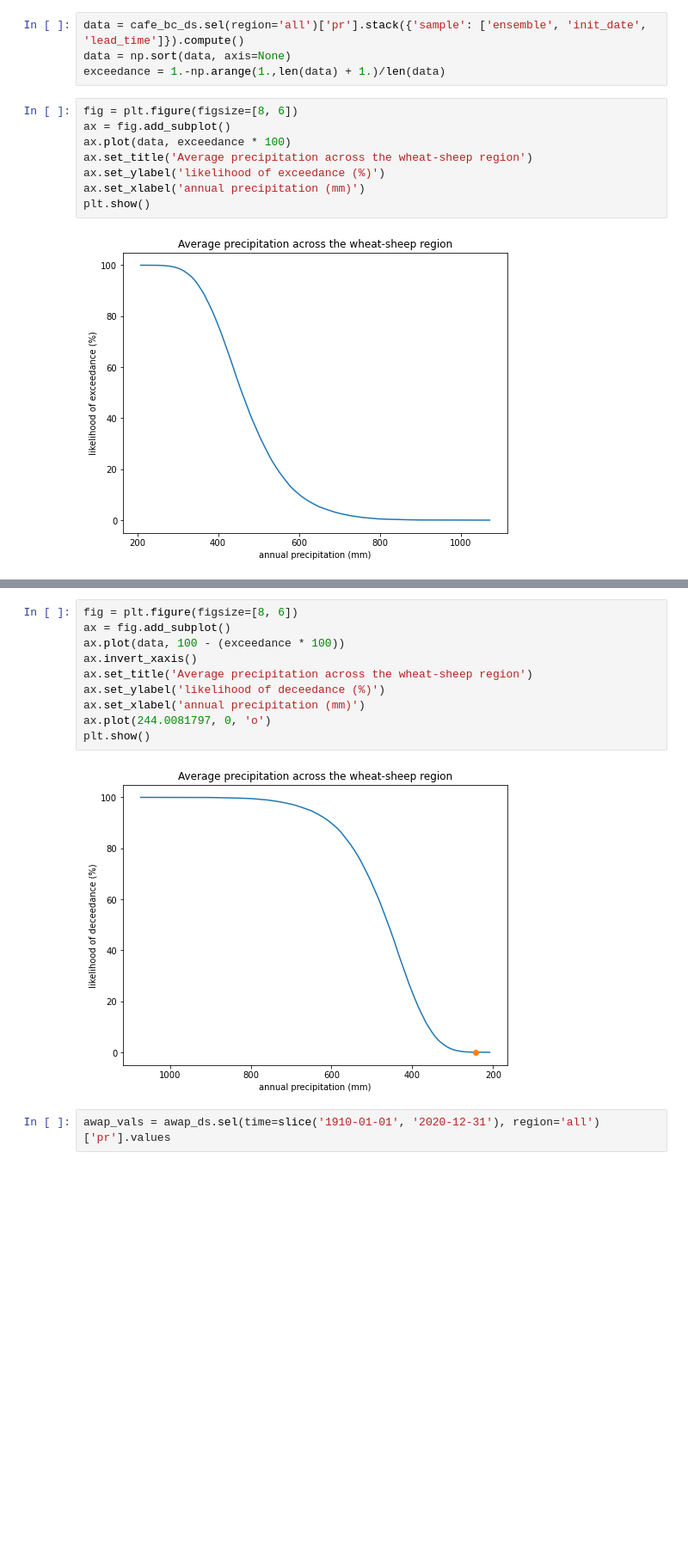
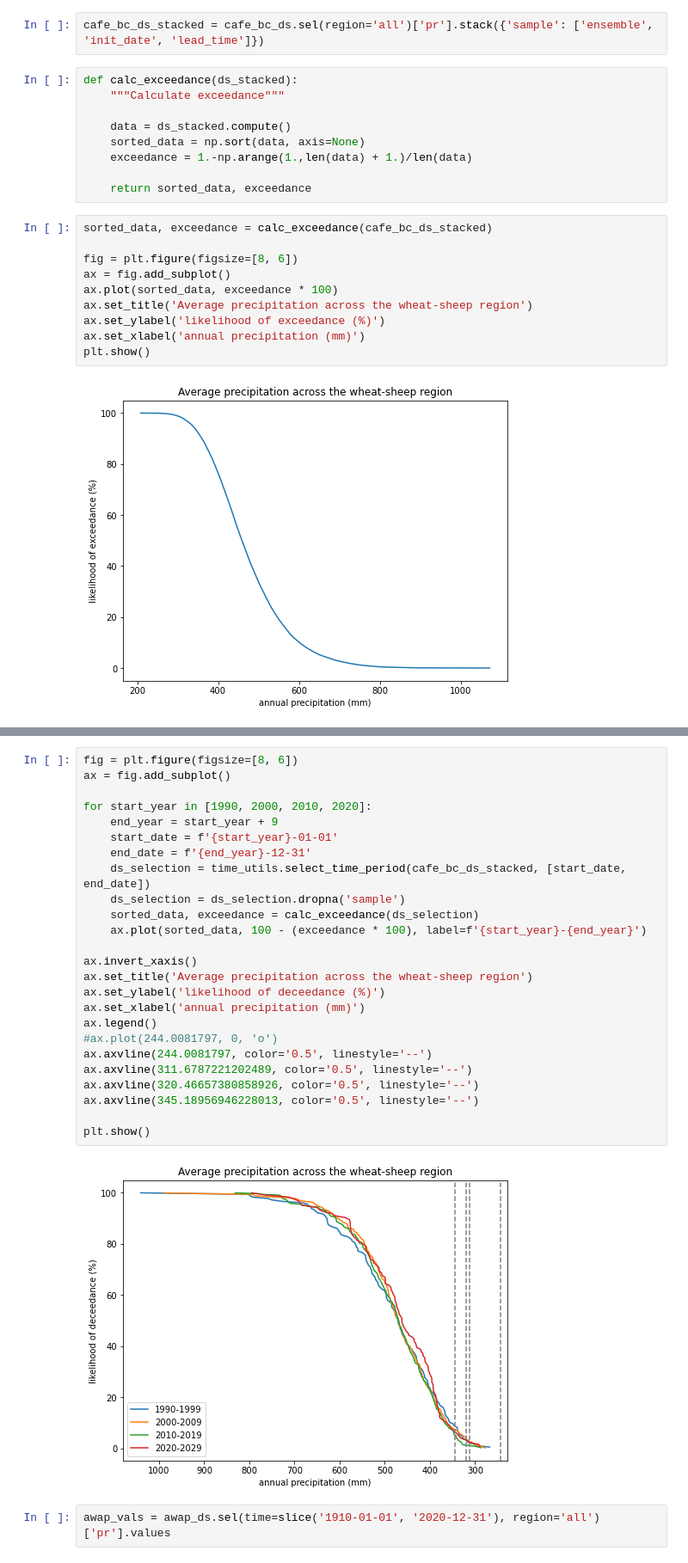
Before and after one commit to AusClimateService/unseen, a Jupyter notebook: notebooks/ag_analysis.ipynb, the cells around one changed output, grey strips where cells are left out. Shown at 86% size. Drawn from its saved outputs; the diff is of its cells as text; blank space fills up the shorter version.

```diff
--- a/notebooks/ag_analysis.ipynb
+++ b/notebooks/ag_analysis.ipynb
@@ -321,14 +304,23 @@ for region in ['all', 'south-west', 'south-east', 'north-east']:
 [figure]
 [figure]
 [figure]
+# %%
+cafe_bc_ds_stacked = cafe_bc_ds.sel(region='all')['pr'].stack({'sample': ['ensemble', 'init_date', 'lead_time']})
 # %%
-data = cafe_bc_ds.sel(region='all')['pr'].stack({'sample': ['ensemble', 'init_date', 'lead_time']}).compute()
-data = np.sort(data, axis=None)
-exceedance = 1.-np.arange(1.,len(data) + 1.)/len(data)
+def calc_exceedance(ds_stacked):
+    """Calculate exceedance"""
+
+    data = ds_stacked.compute()
+    sorted_data = np.sort(data, axis=None)
+    exceedance = 1.-np.arange(1.,len(data) + 1.)/len(data)
+
+    return sorted_data, exceedance
 # %%
+sorted_data, exceedance = calc_exceedance(cafe_bc_ds_stacked)
+
 fig = plt.figure(figsize=[8, 6])
 ax = fig.add_subplot()
-ax.plot(data, exceedance * 100)
+ax.plot(sorted_data, exceedance * 100)
 ax.set_title('Average precipitation across the wheat-sheep region')
 ax.set_ylabel('likelihood of exceedance (%)')
 ax.set_xlabel('annual precipitation (mm)')
@@ -338,15 +346,30 @@ plt.show()
 # %%
 fig = plt.figure(figsize=[8, 6])
 ax = fig.add_subplot()
-ax.plot(data, 100 - (exceedance * 100))
+
+for start_year in [1990, 2000, 2010, 2020]:
+    end_year = start_year + 9
+    start_date = f'{start_year}-01-01'
+    end_date = f'{end_year}-12-31'
+    ds_selection = time_utils.select_time_period(cafe_bc_ds_stacked, [start_date, end_date])
+    ds_selection = ds_selection.dropna('sample')
+    sorted_data, exceedance = calc_exceedance(ds_selection)
+    ax.plot(sorted_data, 100 - (exceedance * 100), label=f'{start_year}-{end_year}')
+
 ax.invert_xaxis()
 ax.set_title('Average precipitation across the wheat-sheep region')
 ax.set_ylabel('likelihood of deceedance (%)')
 ax.set_xlabel('annual precipitation (mm)')
-ax.plot(244.0081797, 0, 'o')
+ax.legend()
+#ax.plot(244.0081797, 0, 'o')
+ax.axvline(244.0081797, color='0.5', linestyle='--')
+ax.axvline(311.6787221202489, color='0.5', linestyle='--')
+ax.axvline(320.46657380858926, color='0.5', linestyle='--')
+ax.axvline(345.18956946228013, color='0.5', linestyle='--')
+
 plt.show()
 # %% [output]
-[figure, old version]
+[figure, new version]
 # %%
 awap_vals = awap_ds.sel(time=slice('1910-01-01', '2020-12-31'), region='all')['pr'].values
 # %%
```
Also changed, not shown: parts of 8 cells of this notebook, 1 other file.
